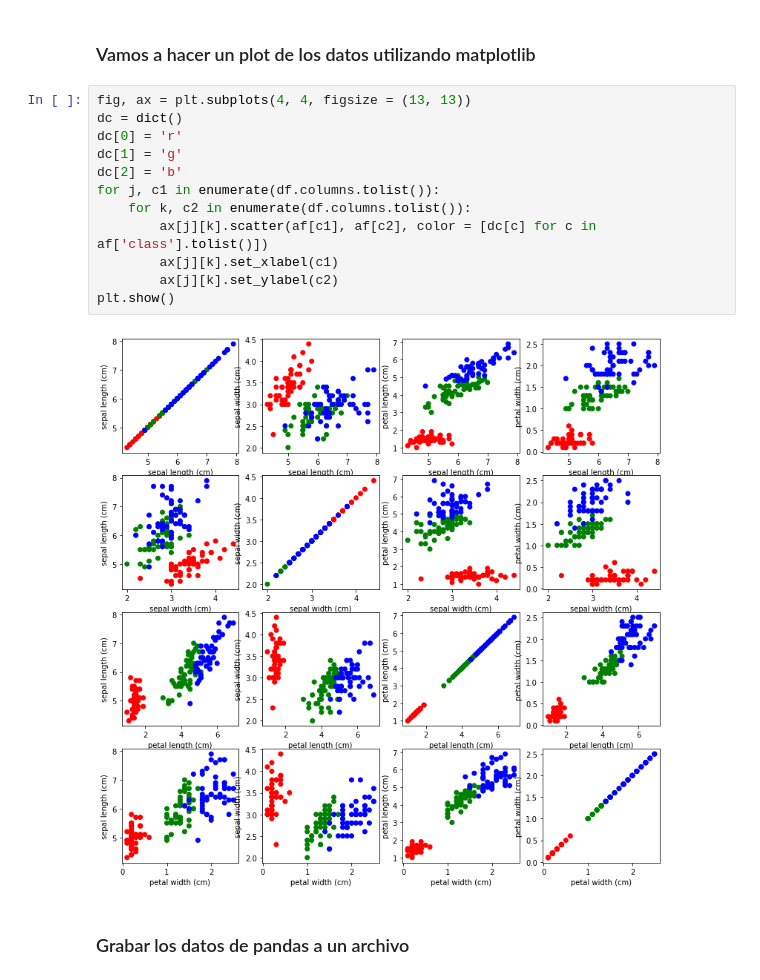
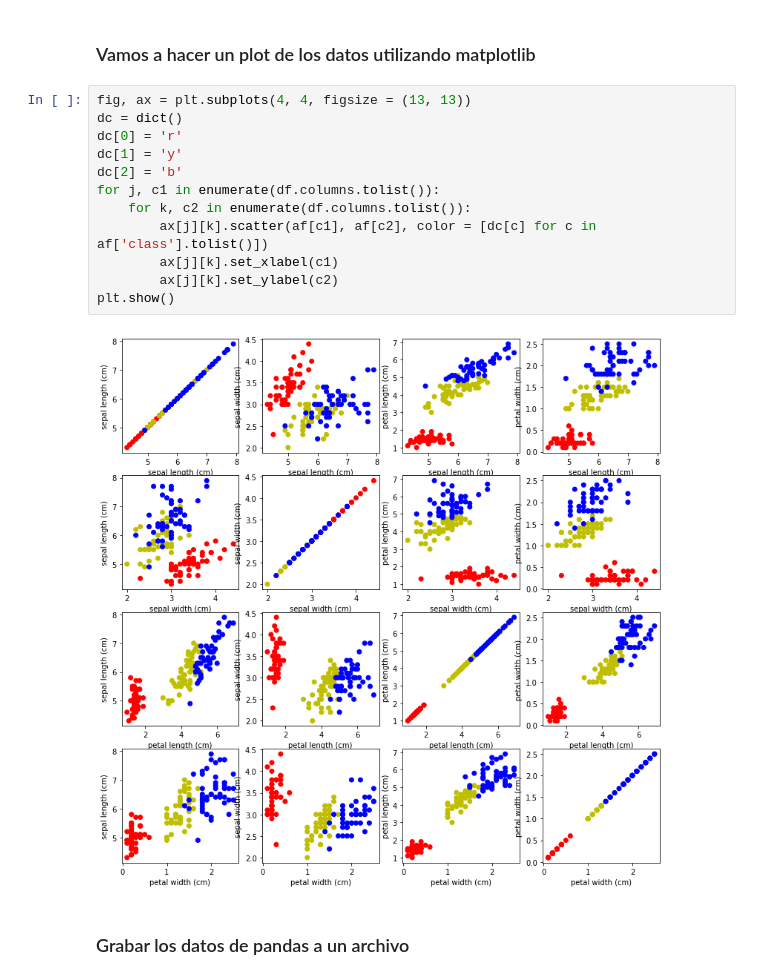
Before and after one commit to jamflcjamflc/LucasAI, a Jupyter notebook: Jupyter_notebooks/Understanding_Iris.ipynb, the cells around one changed output. Cells and saved outputs as stored; diff of their text form.

```diff
--- a/Jupyter_notebooks/Understanding_Iris.ipynb
+++ b/Jupyter_notebooks/Understanding_Iris.ipynb
@@ -64,17 +63,17 @@ af[af['class'] == 0]['sepal length (cm)'].tolist()[:5]
 # %%
 fig, ax = plt.subplots(4, 4, figsize = (13, 13))
 dc = dict()
 dc[0] = 'r'
-dc[1] = 'g'
+dc[1] = 'y'
 dc[2] = 'b'
 for j, c1 in enumerate(df.columns.tolist()):
     for k, c2 in enumerate(df.columns.tolist()):
         ax[j][k].scatter(af[c1], af[c2], color = [dc[c] for c in af['class'].tolist()])
         ax[j][k].set_xlabel(c1)
         ax[j][k].set_ylabel(c2)
 plt.show()
 # %% [output]
-[figure, old version]
+[figure, new version]
 # %% [markdown]
 ### Grabar los datos de pandas a un archivo
 # %%
```
Also changed, not shown: parts of 2 cells of this notebook, 2 other files.
